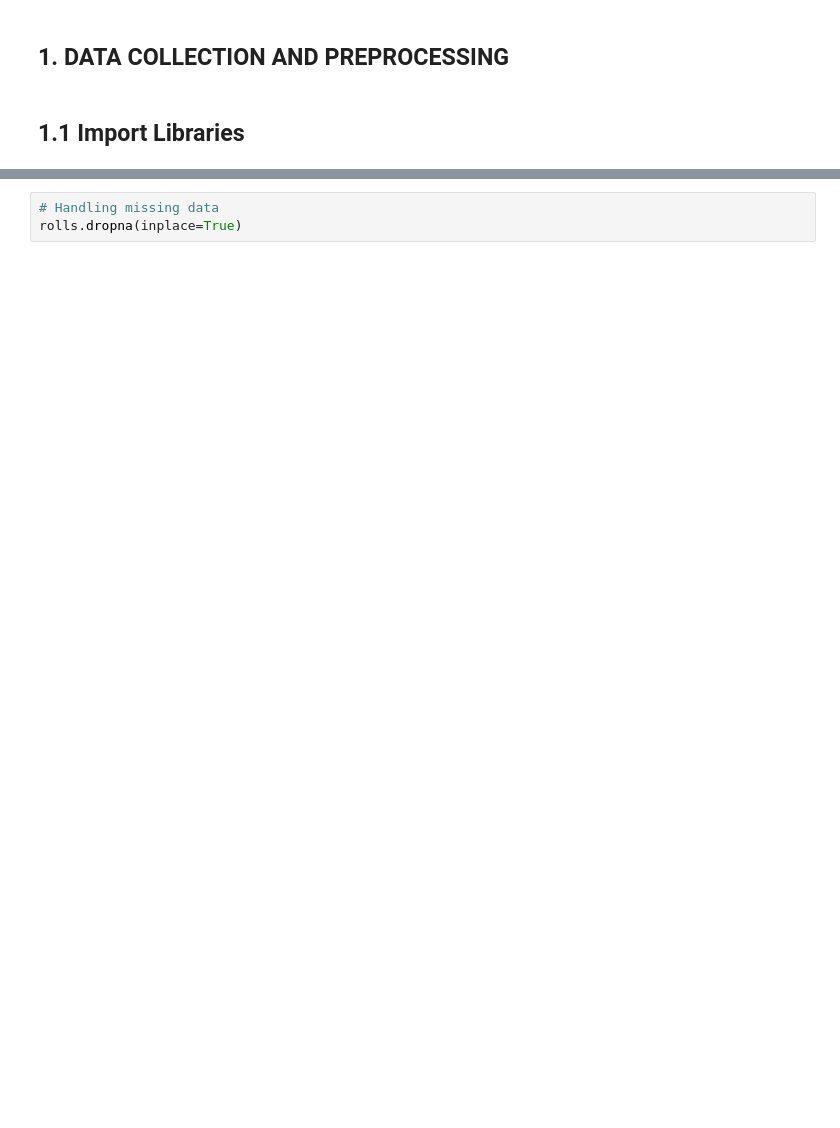
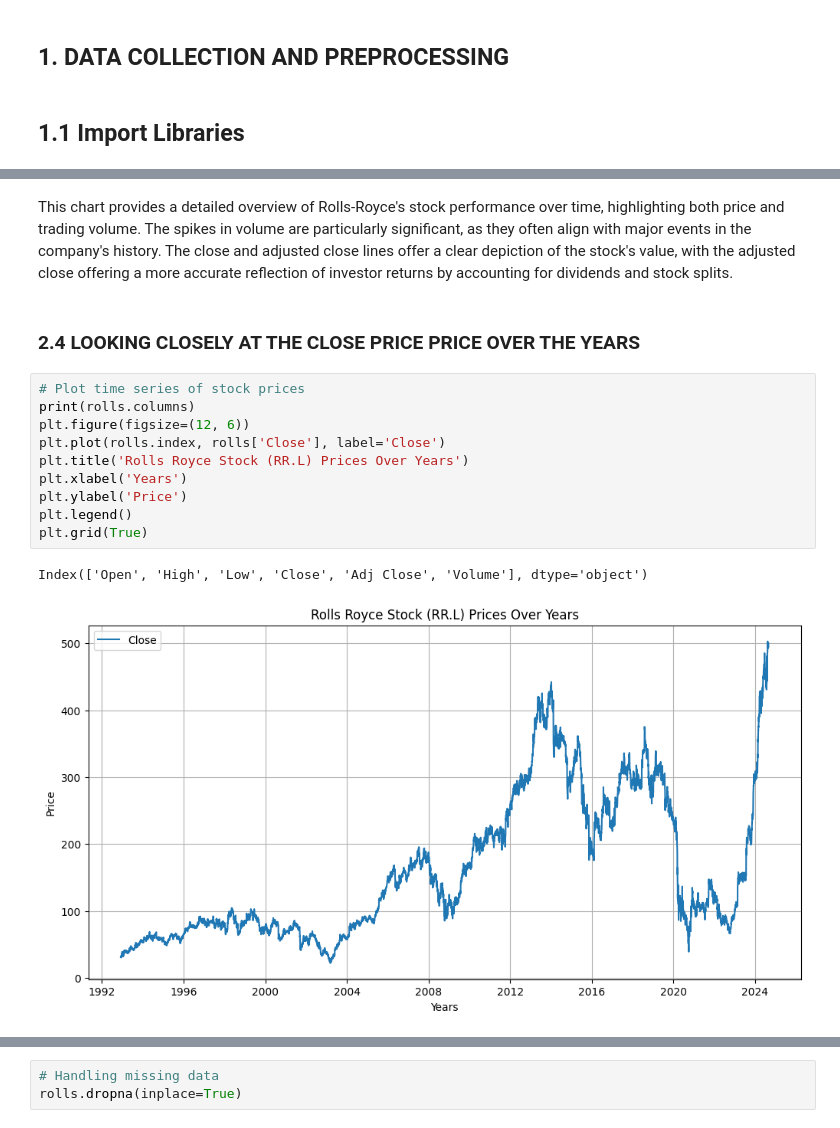
Before and after one commit to Ajah-Stephen/MSCPROJECT, a Jupyter notebook: MSCPROJECT.ipynb, the cells around one changed output, grey strips where cells are left out. Drawn from its saved outputs; the diff is of its cells as text; blank space fills up the shorter version.

```diff
--- a/MSCPROJECT.ipynb
+++ b/MSCPROJECT.ipynb
@@ -759,0 +227,17 @@ Requirement already satisfied: six>=1.5 in /usr/local/lib/python3.10/dist-packag
+# %% [markdown]
+This chart provides a detailed overview of Rolls-Royce's stock performance over time, highlighting both price and trading volume. The spikes in volume are particularly significant, as they often align with major events in the company's history. The close and adjusted close lines offer a clear depiction of the stock's value, with the adjusted close offering a more accurate reflection of investor returns by accounting for dividends and stock splits.
+# %% [markdown]
+### 2.4 LOOKING CLOSELY AT THE CLOSE PRICE PRICE OVER THE YEARS
+# %%
+# Plot time series of stock prices
+print(rolls.columns)
+plt.figure(figsize=(12, 6))
+plt.plot(rolls.index, rolls['Close'], label='Close')
+plt.title('Rolls Royce Stock (RR.L) Prices Over Years')
+plt.xlabel('Years')
+plt.ylabel('Price')
+plt.legend()
+plt.grid(True)
+# %% [output]
+Index(['Open', 'High', 'Low', 'Close', 'Adj Close', 'Volume'], dtype='object')
+[figure, added]
```
Also changed, not shown: parts of 162 cells of this notebook.
